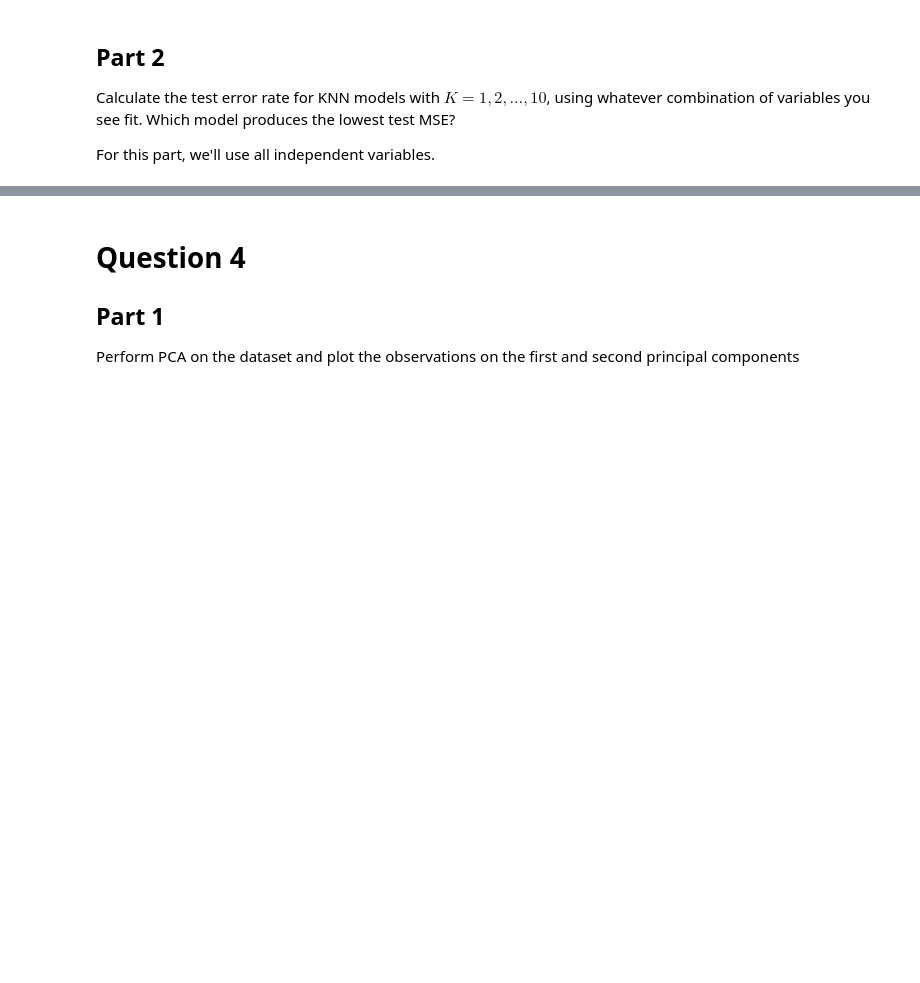
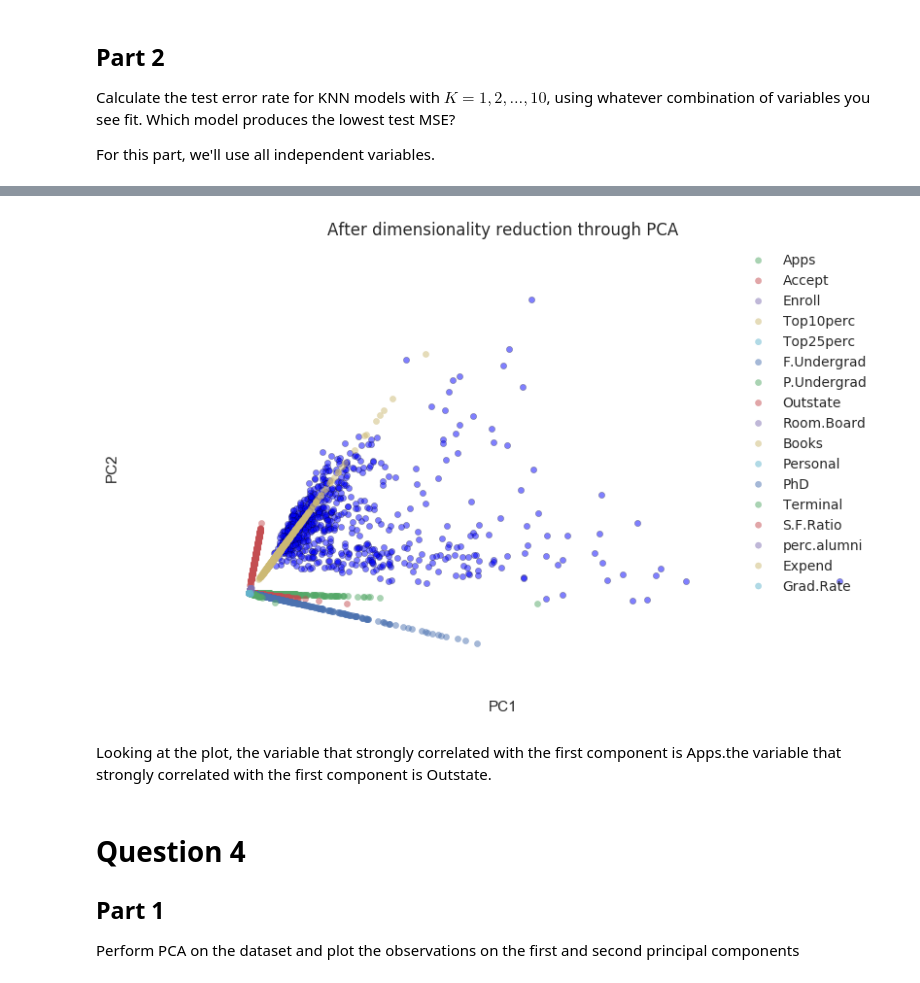
Before and after one commit to UC-MACSS/persp-model_W17, a Jupyter notebook: students/Zhou_Jingyuan/PS9/JingyuanZhou_ps9.ipynb, the cells around one changed output, grey strips where cells are left out. Cells and saved outputs as stored; diff of their text form; code cells hidden in the pictures; blank space fills up the shorter version.

```diff
--- a/students/Zhou_Jingyuan/PS9/JingyuanZhou_ps9.ipynb
+++ b/students/Zhou_Jingyuan/PS9/JingyuanZhou_ps9.ipynb
@@ -213,0 +284,4 @@ NameError: name 'Scatter' is not defined
+# %%
+pca = PCA(n_components=2).fit(c_data.iloc[:, 1:])
+c_reduced_data = pca.transform(c_data.iloc[:, 1:])
+c_reduced_data
@@ -214,3 +300,33 @@ NameError: name 'Scatter' is not defined
+# %%
+colors = seaborn.color_palette(n_colors = 18)
+fig = plt.figure(figsize = (10,6))
+ax = fig.add_subplot(111)
+ax.set_frame_on(False)
+plt.scatter(c_reduced_data[:, 0], c_reduced_data[:, 1], alpha = 0.5)
+
+for i in range (1, c_data.shape[1]):
+    d = pd.DataFrame(np.zeros((c_data.shape[0], c_data.shape[1])))
+    d.iloc[:,i] = c_data.iloc[:,i]
+    reduced_data = pca.transform(d.iloc[:, 1:])
+    plt.scatter(reduced_data[:, 0], reduced_data[:, 1],color = colors[i], alpha = 0.5, label = c_data.columns.tolist()[i])
+plt.xticks(())
+plt.yticks(())
+plt.title('After dimensionality reduction through PCA')
+# for label, x, y in zip(s_data['State'], s_reduced_data[:, 0], s_reduced_data[:, 1]):
+#     plt.annotate(
+#         label,
+#         xy=(x, y), xytext=(-20, 20),
+#         textcoords='offset points', ha='left', va='bottom',
+#         bbox=dict(boxstyle='round,pad=0.2', fc='white', alpha=0.1),
+#         arrowprops=dict(arrowstyle = '->', connectionstyle='arc3,rad=0'))
+plt.legend()
+plt.xlabel('PC1')
+plt.ylabel('PC2')
+plt.show()
+# %% [output]
+[figure, added]
+# %% [markdown]
+Looking at the plot, the variable that strongly correlated with the first component is Apps.the variable that strongly correlated with the first component is Outstate.
 # %% [markdown]
 # Question 4
 
```
Also changed, not shown: parts of 29 cells of this notebook.
